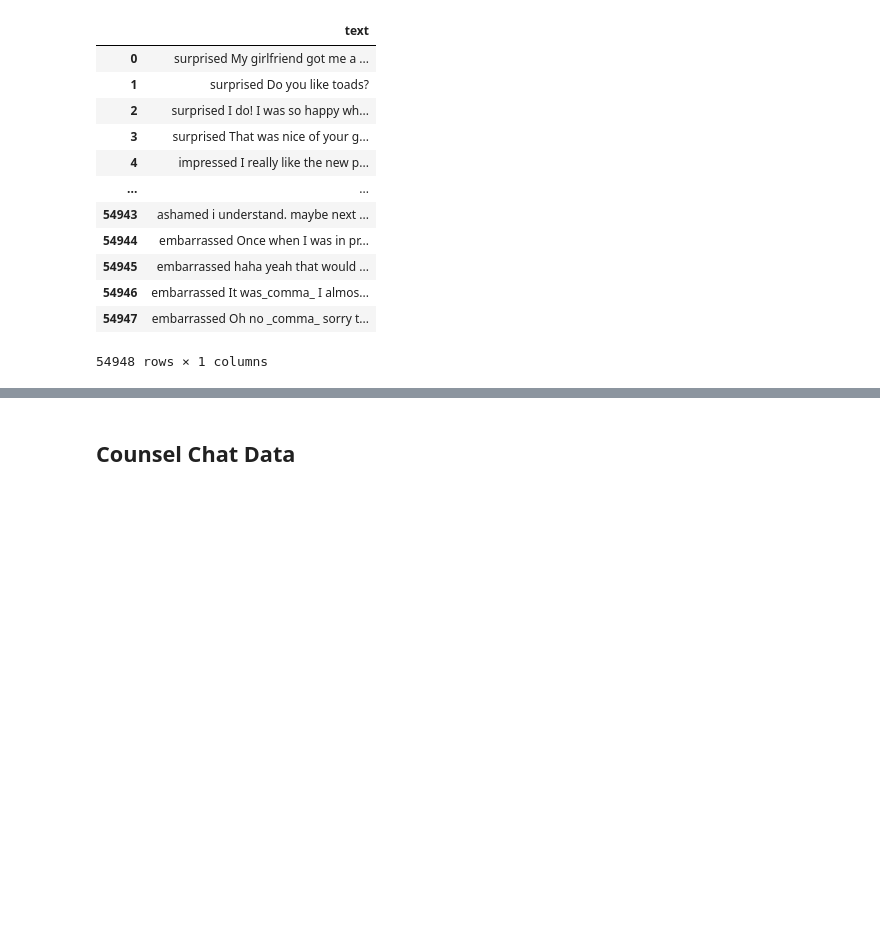
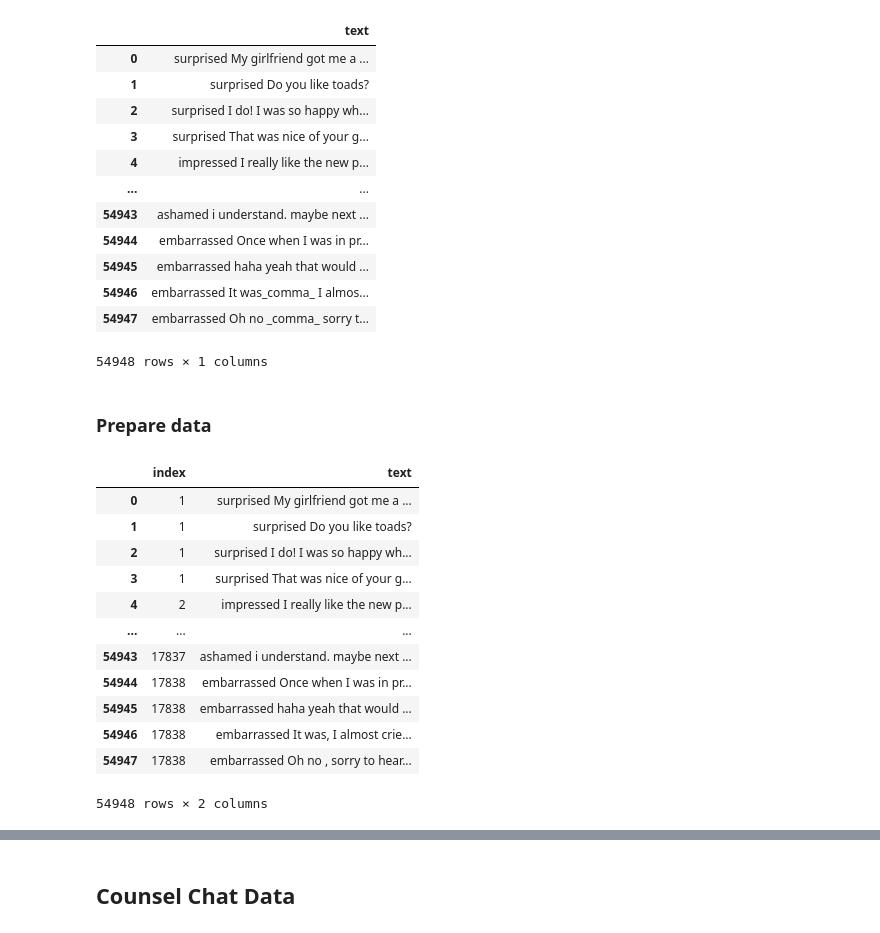
Before and after one commit to SolipsisAI/research, a Jupyter notebook: notebooks/ed-dialogueset.ipynb, the cells around one changed output, grey strips where cells are left out. Cells and saved outputs as stored; diff of their text form; code cells hidden in the pictures; blank space fills up the shorter version.

```diff
--- a/notebooks/ed-dialogueset.ipynb
+++ b/notebooks/ed-dialogueset.ipynb
@@ -264,3 +264,5 @@ preprocessed_df.drop(["index"], axis=1)
 | 54946 | embarrassed It was_comma_ I almos... |
 | 54947 | embarrassed Oh no _comma_ sorry t... |
 54948 rows × 1 columns
+# %% [markdown]
+### Prepare data
@@ -266,0 +271,16 @@ preprocessed_df.drop(["index"], axis=1)
+# %%
+preprocessed_df
+# %% [output]
+|  | index | text |
+| 0 | 1 | surprised My girlfriend got me a ... |
+| 1 | 1 | surprised Do you like toads? |
+| 2 | 1 | surprised I do! I was so happy wh... |
+| 3 | 1 | surprised That was nice of your g... |
+| 4 | 2 | impressed I really like the new p... |
+| ... | ... | ... |
+| 54943 | 17837 | ashamed i understand. maybe next ... |
+| 54944 | 17838 | embarrassed Once when I was in pr... |
+| 54945 | 17838 | embarrassed haha yeah that would ... |
+| 54946 | 17838 | embarrassed It was, I almost crie... |
+| 54947 | 17838 | embarrassed Oh no , sorry to hear... |
+54948 rows × 2 columns
```
Also changed, not shown: parts of 9 cells of this notebook, 3 other files.
